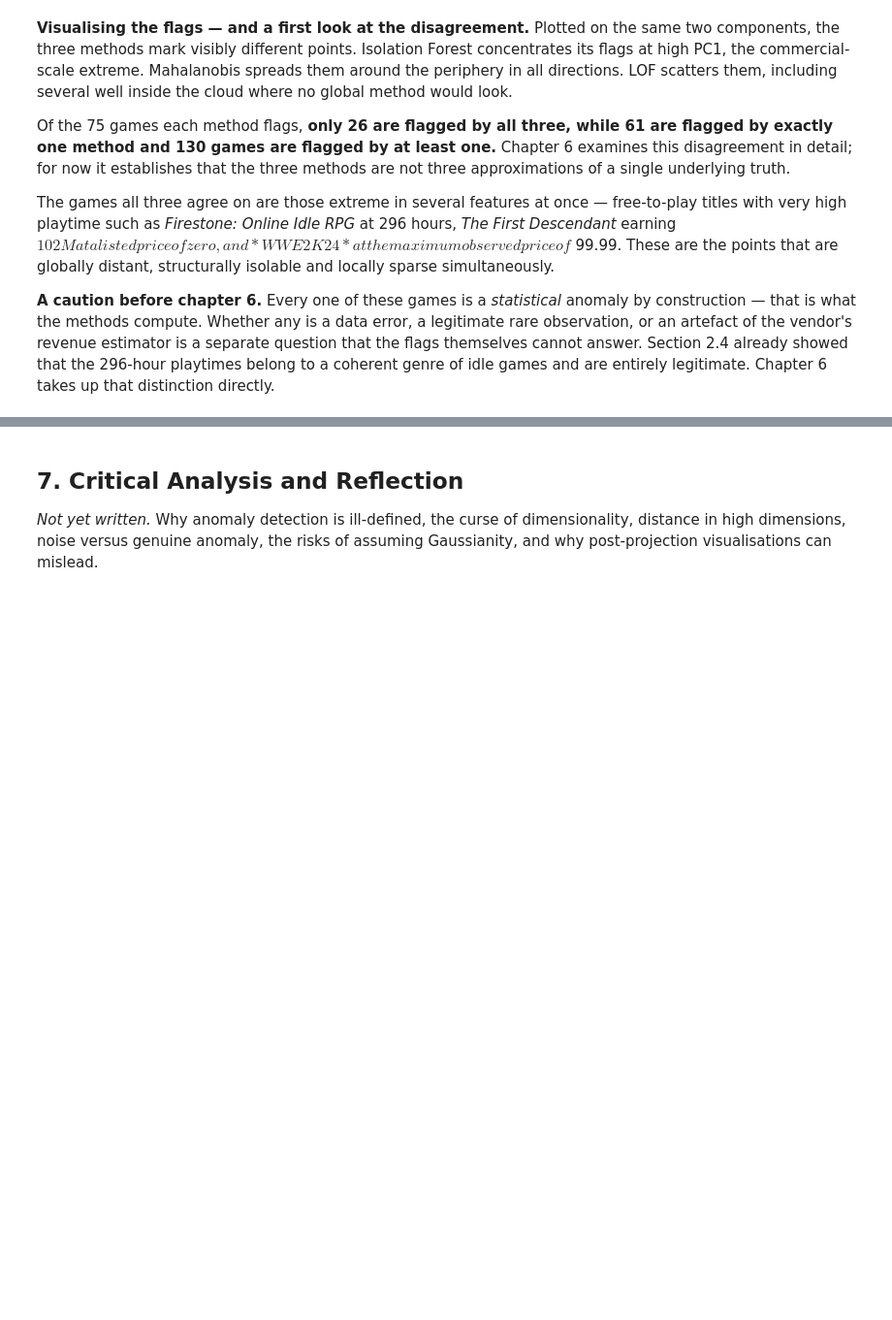
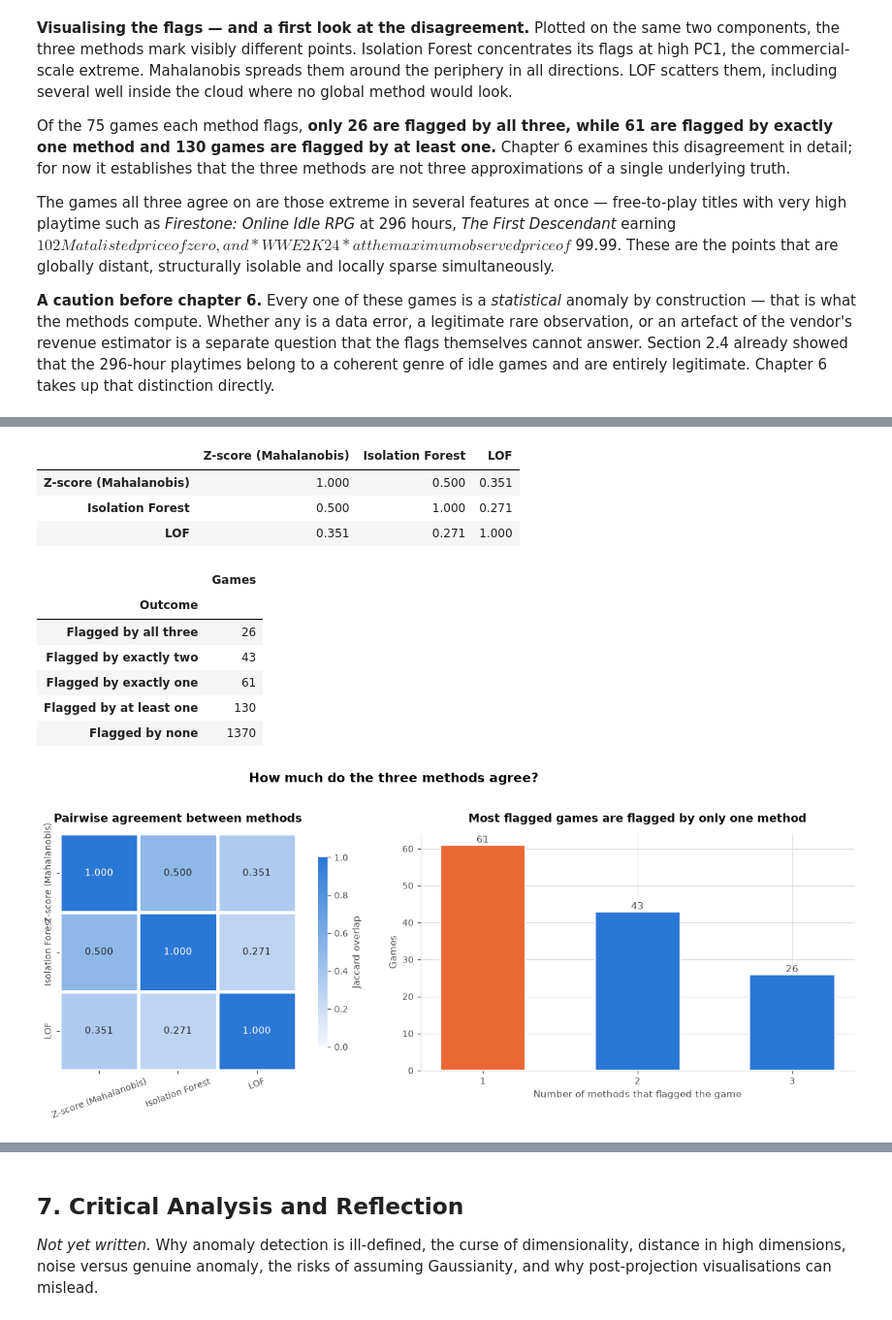
Before and after one commit to shonmazon/Data_Science, a Jupyter notebook: assignment3-unsupervised/notebooks/steam_unsupervised.ipynb, the cells around one changed output, grey strips where cells are left out. Shown at 97% size. Saved outputs shown, nothing was run; the diff lists cells and outputs as text; code cells hidden in the pictures; blank space fills up the shorter version.

```diff
--- a/assignment3-unsupervised/notebooks/steam_unsupervised.ipynb
+++ b/assignment3-unsupervised/notebooks/steam_unsupervised.ipynb
@@ -2126,0 +2132,34 @@ games and are entirely legitimate. Chapter 6 takes up that distinction directly.
+# %%
+from unsupervised.comparison import (
+    METHOD_NAMES,
+    agreement_table,
+    consensus_summary,
+    dimensionality_sensitivity,
+    flag_all,
+    method_specific_examples,
+    noise_robustness,
+    runtime_scaling,
+    scaling_sensitivity,
+)
+from unsupervised.plots import plot_method_agreement, plot_runtime, plot_sensitivity_curves
+
+method_flags = flag_all(scaled_matrix)
+agreement = agreement_table(method_flags)
+consensus, methods_per_game = consensus_summary(method_flags)
+
+display(agreement)
+display(consensus)
+display(plot_method_agreement(agreement, methods_per_game))
+# %% [output]
+|  | Z-score (Mahalanobis) | Isolation Forest | LOF |
+| Z-score (Mahalanobis) | 1.000 | 0.500 | 0.351 |
+| Isolation Forest | 0.500 | 1.000 | 0.271 |
+| LOF | 0.351 | 0.271 | 1.000 |
+|  | Games |
+| Outcome |  |
+| Flagged by all three | 26 |
+| Flagged by exactly two | 43 |
+| Flagged by exactly one | 61 |
+| Flagged by at least one | 130 |
+| Flagged by none | 1370 |
+[figure, added]
```
Also changed, not shown: parts of 16 cells of this notebook, 2 other files.
